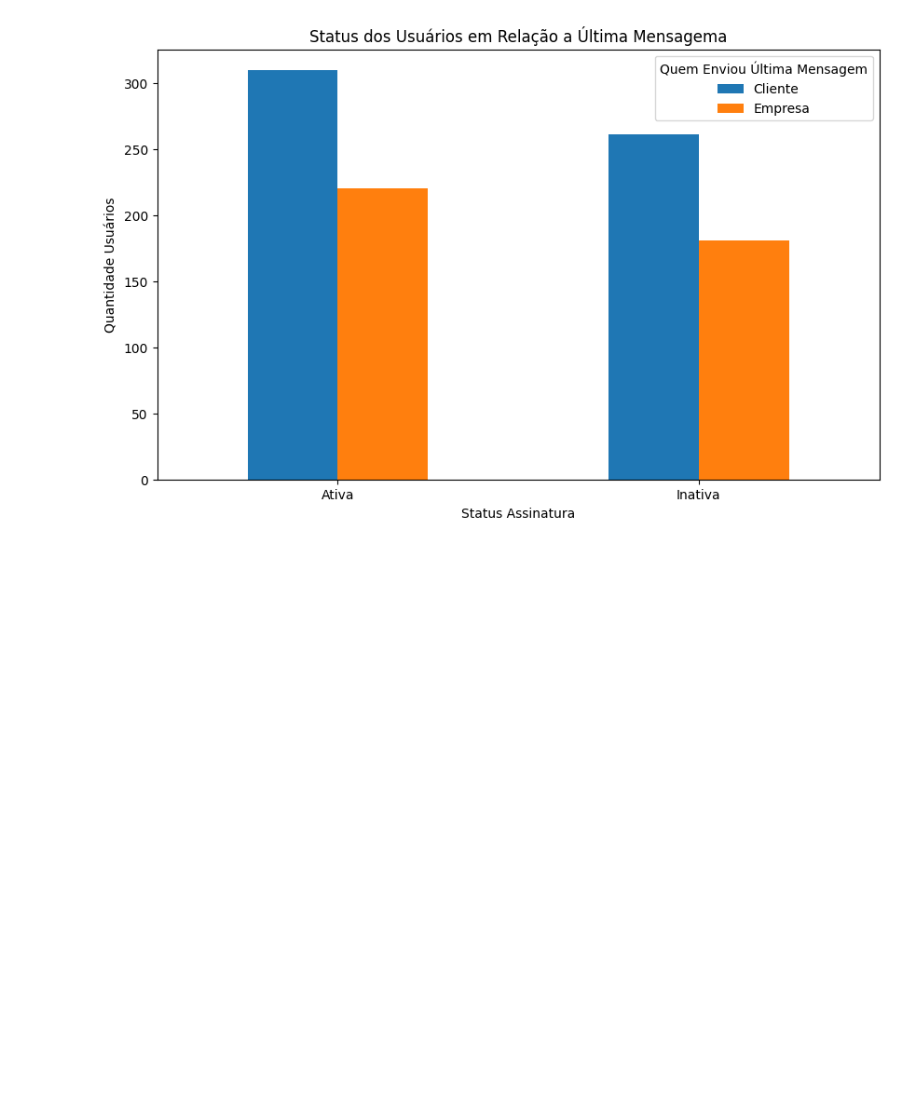
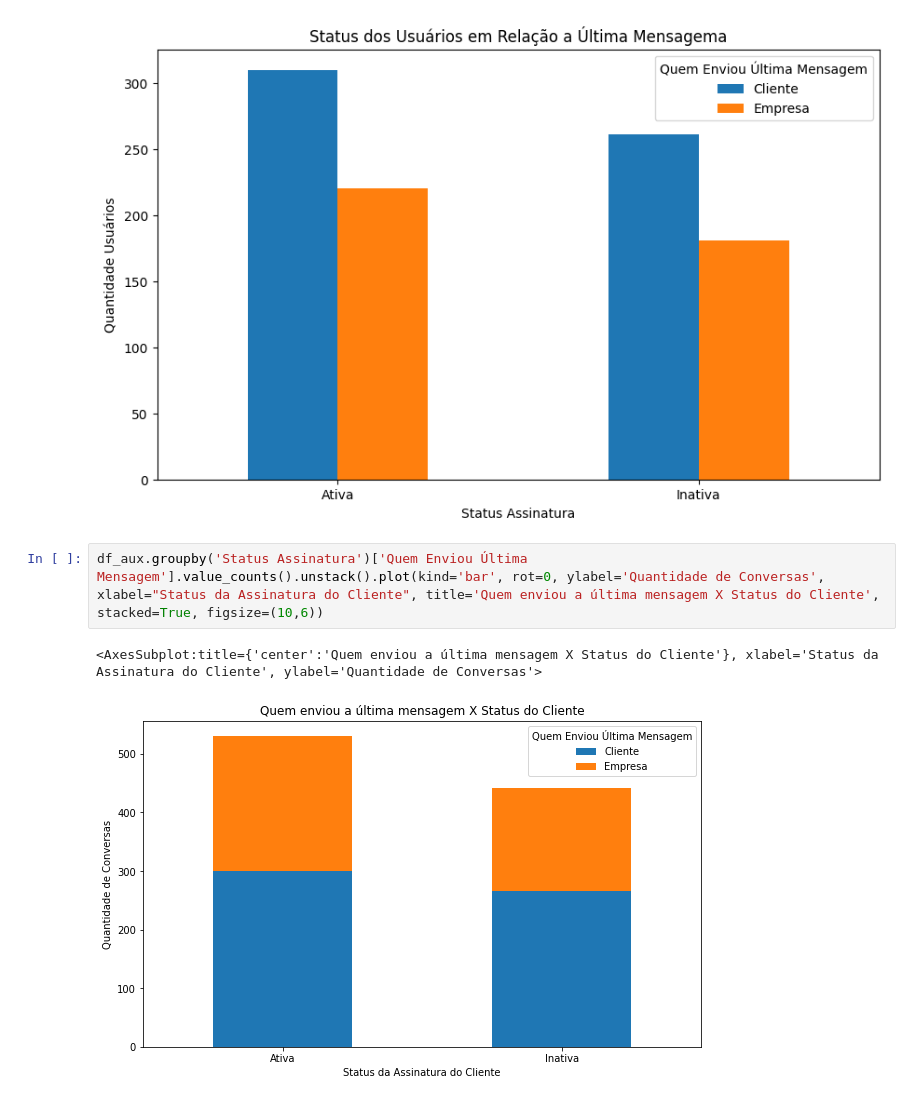
Before and after one commit to leoscarlato/deploy-sprint, a Jupyter notebook: notebooks/modelo.ipynb, the cells around one changed output. Drawn from its saved outputs; the diff is of its cells as text; blank space fills up the shorter version.

Commit message:
plots modificados e alternativos

```diff
--- a/notebooks/modelo.ipynb
+++ b/notebooks/modelo.ipynb
@@ -248,3 +248,8 @@ df_aux.groupby('Status Assinatura')['Quem Enviou Última Mensagem'].value_counts
 # %% [output]
 <Axes: title={'center': 'Status dos Usuários em Relação a Última Mensagema'}, xlabel='Status Assinatura', ylabel='Quantidade Usuários'>
 [figure]
+# %%
+df_aux.groupby('Status Assinatura')['Quem Enviou Última Mensagem'].value_counts().unstack().plot(kind='bar', rot=0, ylabel='Quantidade de Conversas', xlabel="Status da Assinatura do Cliente", title='Quem enviou a última mensagem X Status do Cliente', stacked=True, figsize=(10,6))
+# %% [output]
+<AxesSubplot:title={'center':'Quem enviou a última mensagem X Status do Cliente'}, xlabel='Status da Assinatura do Cliente', ylabel='Quantidade de Conversas'>
+[figure, added]
```
Also changed, not shown: parts of 1 cell of this notebook.
